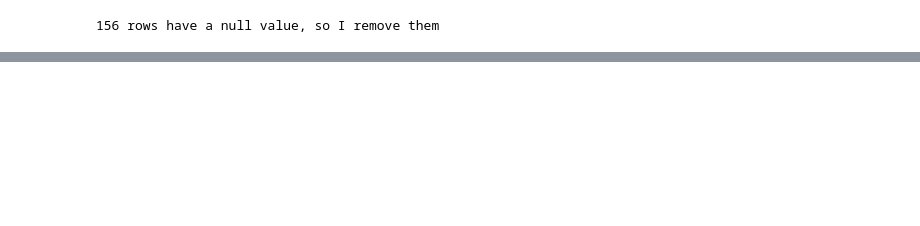
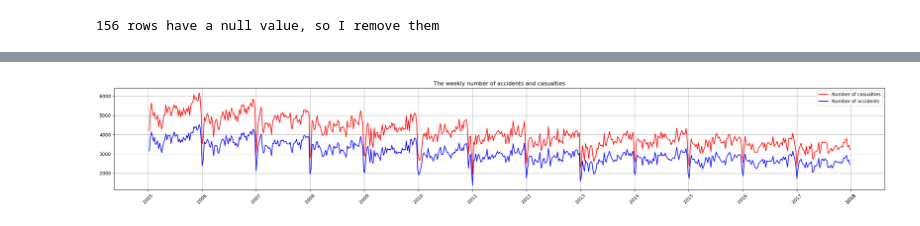
Before and after one commit to fedeStaffo/UK-Traffic-Accidents-Classification-Clustering-TimeSeries, a Jupyter notebook: time_series_analysis/time_series_analysis.ipynb, the cells around one changed output, grey strips where cells are left out. Saved outputs shown, nothing was run; the diff lists cells and outputs as text; code cells hidden in the pictures; blank space fills up the shorter version.

```diff
--- a/time_series_analysis/time_series_analysis.ipynb
+++ b/time_series_analysis/time_series_analysis.ipynb
@@ -95,2 +107,22 @@ Here a new problem arises, a large proportion of the events (36.75%) are less th
+# %%
+def aggregate(period='M') -> pd.DataFrame:
+    df['number_of_accidents'] = 1
+    aggregated_df = (
+        df.groupby(df['timestamp'].dt.to_period(period))[
+            ['number_of_casualties', 'number_of_vehicles', 'number_of_accidents']]
+        .sum()
+        .reset_index()
+        .rename({'timestamp': 'period'}, axis="columns")
+    )
+    aggregated_df['end_timestamp'] = aggregated_df['period'].dt.end_time.dt.ceil(
+        'D')
+    return aggregated_df
+
+
+daily_df = aggregate('D')
+weekly_df = aggregate('W')[1:-1]
+monthly_df = aggregate('M')
+quarterly_df = aggregate('Q')
+yearly_df = aggregate('Y')
 # %% [markdown]
 ## Exploratory analysis
@@ -101,3 +133,20 @@ Here a new problem arises, a large proportion of the events (36.75%) are less th
 - stationarity, Aug Dickey Fuller (and KPSS?)
 - BoxCox
 -->
+# %%
+f, ax = plt.subplots(1, 1)
+f.set_size_inches(30,4)
+ax.plot(weekly_df['end_timestamp'], weekly_df["number_of_casualties"], color="red", label="Number of casualties", linestyle="-")
+ax.plot(weekly_df['end_timestamp'], weekly_df["number_of_accidents"], color="blue", label="Number of accidents", linestyle="-")
+# ax.plot(yearly_df['end_timestamp'], yearly_df["number_of_casualties"]/52, color="red", label="Number of casualties", linestyle="--", alpha=1)
+# ax.plot(yearly_df['end_timestamp'], yearly_df["number_of_accidents"]/52, color="blue", label="Number of accidents", linestyle="--", alpha=1)
+
+ax.set_xticklabels(ax.get_xticklabels(), rotation=45)
+unique_years = np.sort(np.append(monthly_df['end_timestamp'].dt.year.unique(),2018))
+plt.xticks(ticks=pd.to_datetime(unique_years, format='%Y'), labels=unique_years)
+plt.title('The weekly number of accidents and casualties')
+plt.legend()
+plt.grid()
+plt.show()
+# %% [output]
+[figure, added]
```
Also changed, not shown: parts of 16 cells of this notebook, 2 other files.
